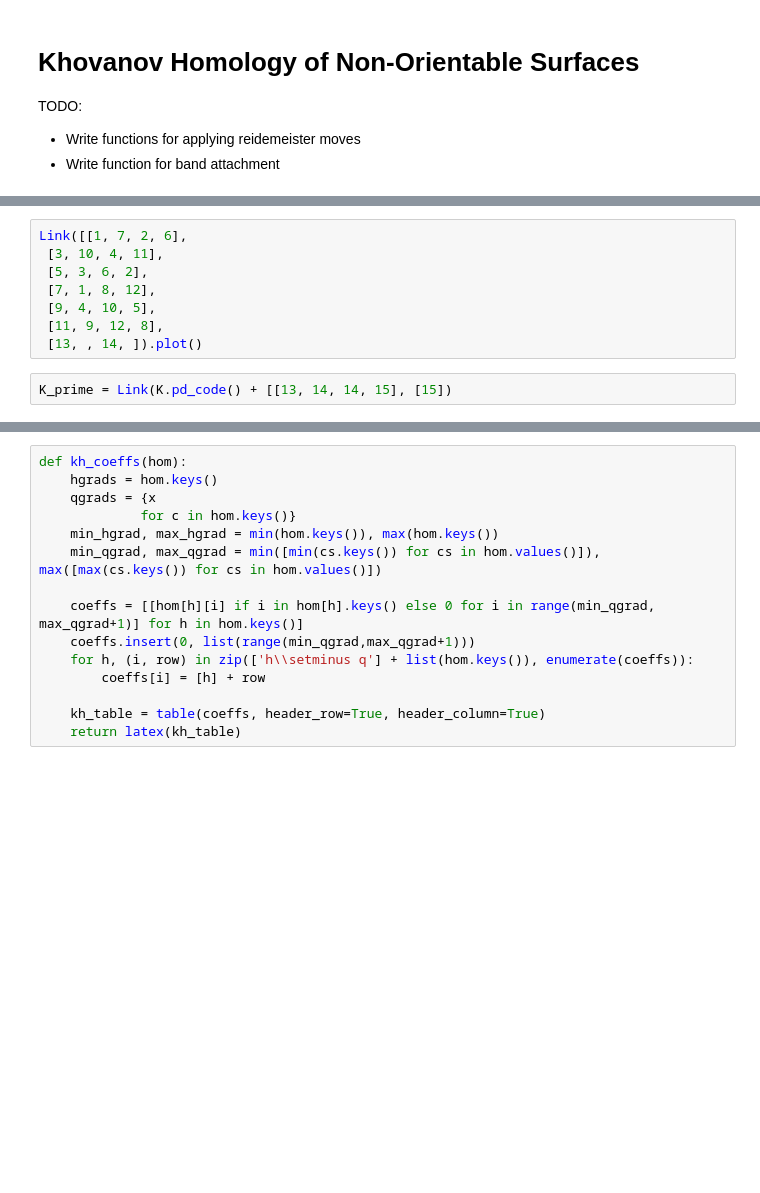
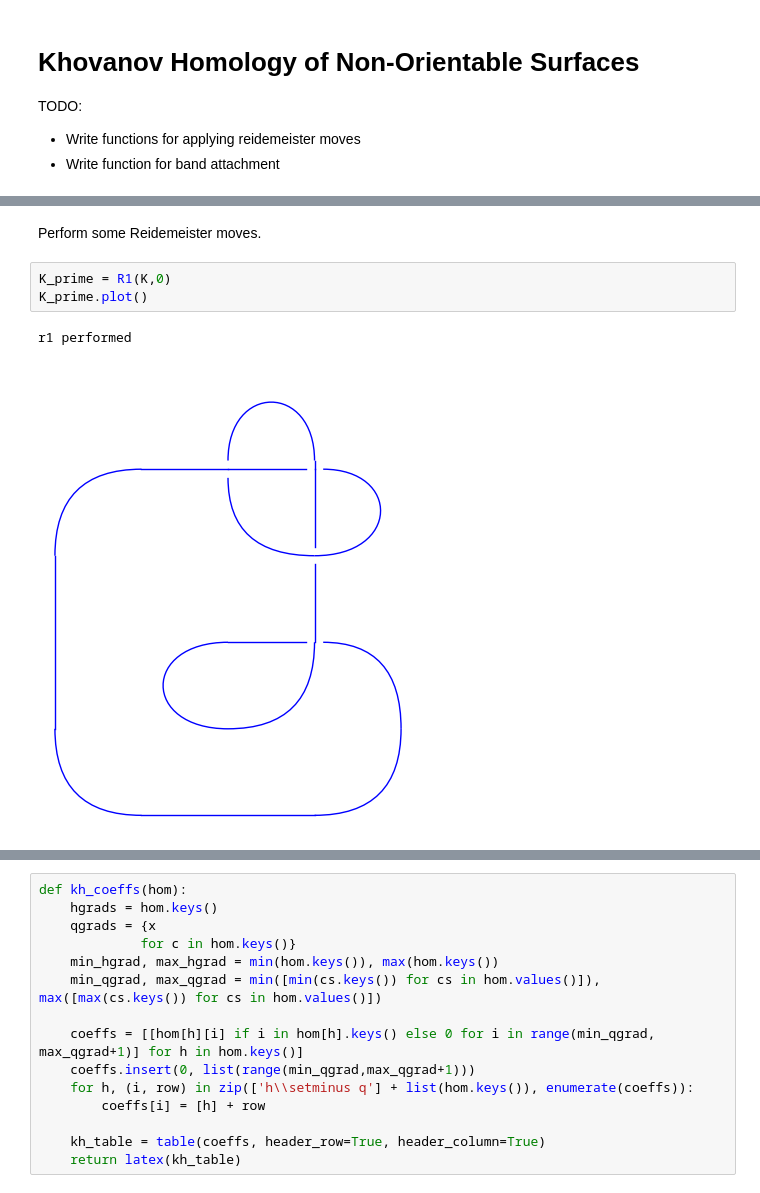
Before and after one commit to JulesGB/KhovanovHomologyOfNonOrientableSurfaces, a Jupyter notebook: kh_testing.ipynb, the cells around one changed output, grey strips where cells are left out. Saved outputs shown, nothing was run; the diff lists cells and outputs as text; blank space fills up the shorter version.

```diff
--- a/kh_testing.ipynb
+++ b/kh_testing.ipynb
@@ -32,13 +17,11 @@ K_prime.plot()
-# %%
-Link([[1, 7, 2, 6],
- [3, 10, 4, 11],
- [5, 3, 6, 2],
- [7, 1, 8, 12],
- [9, 4, 10, 5],
- [11, 9, 12, 8],
- [13, , 14, ]).plot()
-# %%
-K_prime = Link(K.pd_code() + [[13, 14, 14, 15], [15])
+# %% [markdown]
+Perform some Reidemeister moves.
+# %%
+K_prime = R1(K,0)
+K_prime.plot()
+# %% [output]
+r1 performed
+[figure, added]
 # %%
 kh = K.khovanov_homology()
 kh
```
Also changed, not shown: parts of 9 cells of this notebook, 1 other file.
